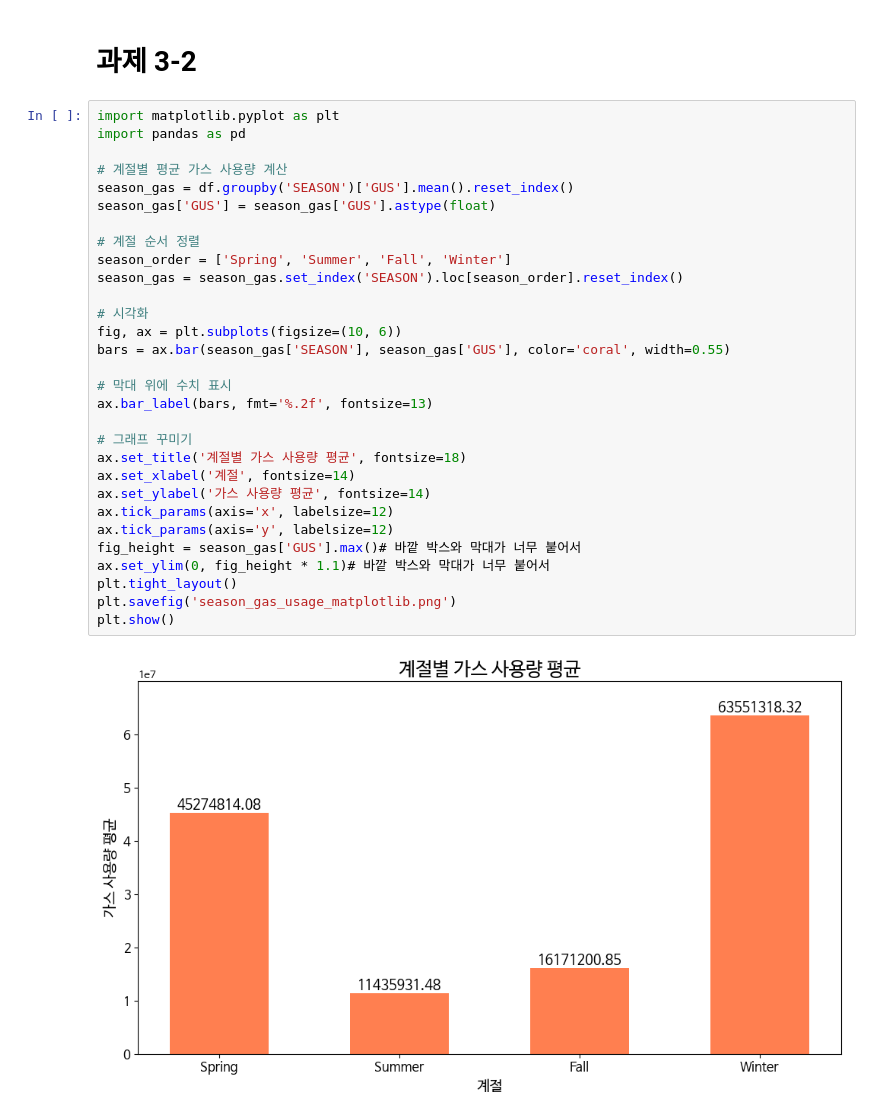
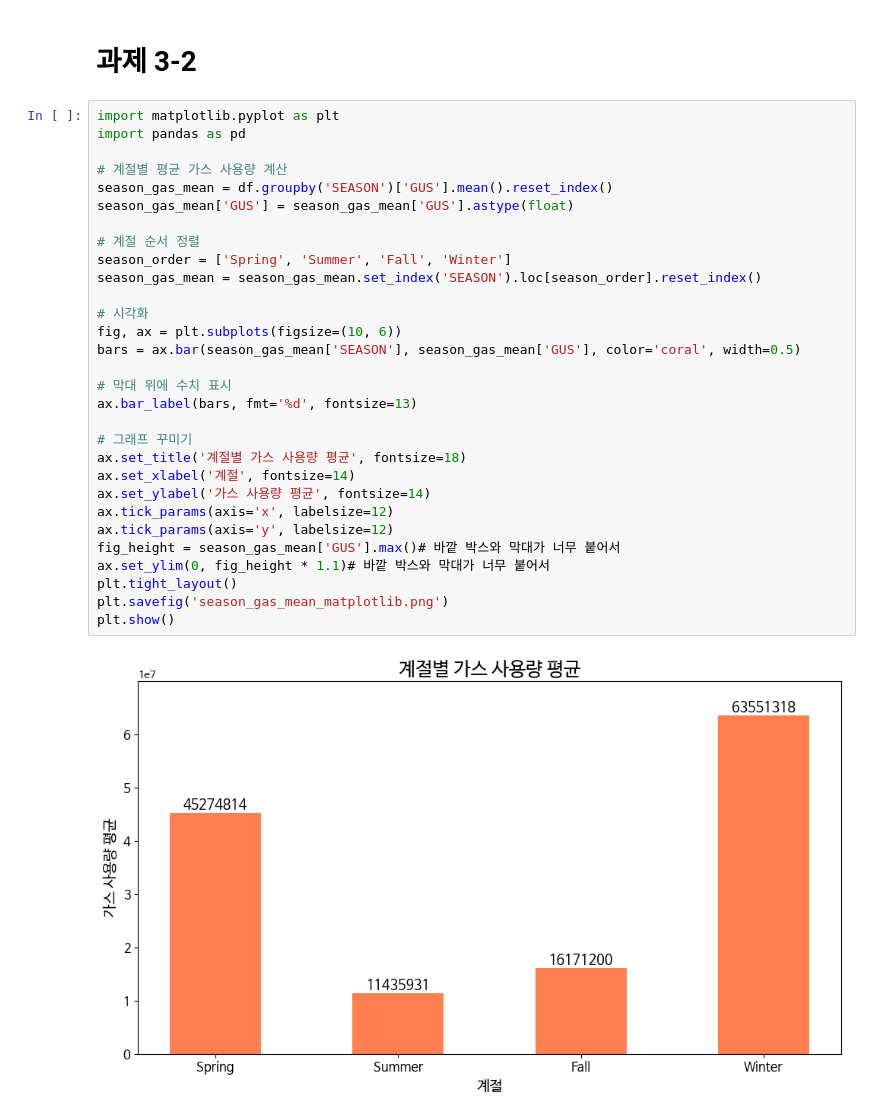
Before and after one commit to imksp/Data-Analysis-with-Open-Source, a Jupyter notebook: assignment.ipynb, the cells around one changed output. Saved outputs shown, nothing was run; the diff lists cells and outputs as text.

```diff
--- a/assignment.ipynb
+++ b/assignment.ipynb
@@ -174,32 +174,32 @@ plt.show()
 # %%
 import matplotlib.pyplot as plt
 import pandas as pd
 
 # 계절별 평균 가스 사용량 계산
-season_gas = df.groupby('SEASON')['GUS'].mean().reset_index()
-season_gas['GUS'] = season_gas['GUS'].astype(float)
+season_gas_mean = df.groupby('SEASON')['GUS'].mean().reset_index()
+season_gas_mean['GUS'] = season_gas_mean['GUS'].astype(float)
 
 # 계절 순서 정렬
 season_order = ['Spring', 'Summer', 'Fall', 'Winter']
-season_gas = season_gas.set_index('SEASON').loc[season_order].reset_index()
+season_gas_mean = season_gas_mean.set_index('SEASON').loc[season_order].reset_index()
 
 # 시각화
 fig, ax = plt.subplots(figsize=(10, 6))
-bars = ax.bar(season_gas['SEASON'], season_gas['GUS'], color='coral', width=0.55)
+bars = ax.bar(season_gas_mean['SEASON'], season_gas_mean['GUS'], color='coral', width=0.5)
 
 # 막대 위에 수치 표시
-ax.bar_label(bars, fmt='%.2f', fontsize=13)
+ax.bar_label(bars, fmt='%d', fontsize=13)
 
 # 그래프 꾸미기
 ax.set_title('계절별 가스 사용량 평균', fontsize=18)
 ax.set_xlabel('계절', fontsize=14)
 ax.set_ylabel('가스 사용량 평균', fontsize=14)
 ax.tick_params(axis='x', labelsize=12)
 ax.tick_params(axis='y', labelsize=12)
-fig_height = season_gas['GUS'].max()# 바깥 박스와 막대가 너무 붙어서
+fig_height = season_gas_mean['GUS'].max()# 바깥 박스와 막대가 너무 붙어서
 ax.set_ylim(0, fig_height * 1.1)# 바깥 박스와 막대가 너무 붙어서
 plt.tight_layout()
-plt.savefig('season_gas_usage_matplotlib.png')
+plt.savefig('season_gas_mean_matplotlib.png')
 plt.show()
 # %% [output]
-[figure, old version]
+[figure, new version]
```
Also changed, not shown: parts of 1 cell of this notebook.
